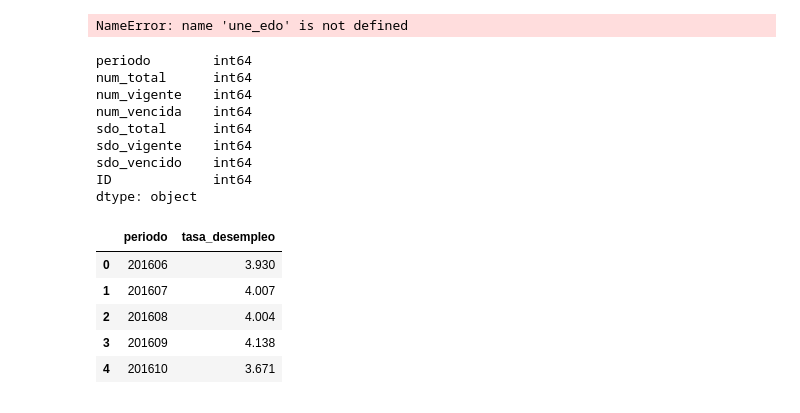
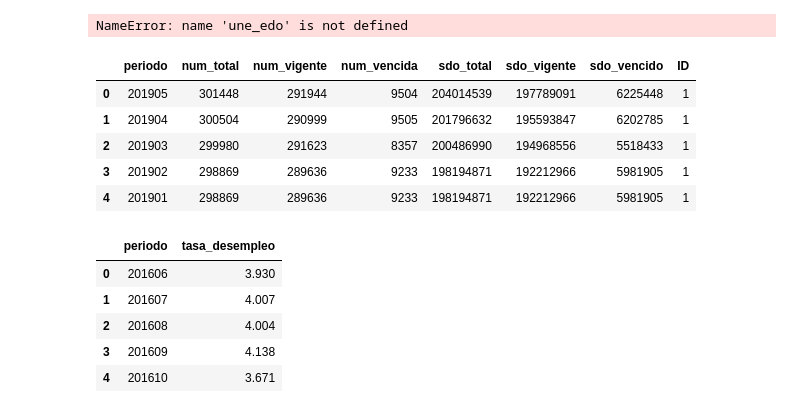
Before and after one commit to mmastermind/Project_1, a Jupyter notebook: Project1-conclusion.ipynb, the cells around one changed output. Cells and saved outputs as stored; diff of their text form; code cells hidden in the pictures.

```diff
--- a/Project1-conclusion.ipynb
+++ b/Project1-conclusion.ipynb
@@ -530,23 +557,20 @@ np.corrcoef(une_edo['IMOR_201901'],une_edo['201901'])
 NameError: name 'une_edo' is not defined
 # %%
 #cargar la CNBV nivel nacional 36 meses
-CV_cnbv=pd.read_csv('cartera_comparaCNBV.csv')
+CV_cnbv=pd.read_csv('cartera_comparaCNBV1.csv')
 CV_cnbv.head()
 del CV_cnbv['institucion'] #ajuste pro problema es csv
 #CV_cnbv['Institucion']=CV_cnbv[str('institucion')]
 CV_cnbv.dtypes
 #CV_cnbv['institucion'].astype(str)
-#CV_cnbv.head()
+CV_cnbv.head()
 # %% [output]
-periodo        int64
-num_total      int64
-num_vigente    int64
-num_vencida    int64
-sdo_total      int64
-sdo_vigente    int64
-sdo_vencido    int64
-ID             int64
-dtype: object
+|  | periodo | num_total | num_vigente | num_vencida | sdo_total | sdo_vigente | sdo_vencido | ID |
+| 0 | 201905 | 301448 | 291944 | 9504 | 204014539 | 197789091 | 6225448 | 1 |
+| 1 | 201904 | 300504 | 290999 | 9505 | 201796632 | 195593847 | 6202785 | 1 |
+| 2 | 201903 | 299980 | 291623 | 8357 | 200486990 | 194968556 | 5518433 | 1 |
+| 3 | 201902 | 298869 | 289636 | 9233 | 198194871 | 192212966 | 5981905 | 1 |
+| 4 | 201901 | 298869 | 289636 | 9233 | 198194871 | 192212966 | 5981905 | 1 |
 # %%
 #cargar base de desempleo
 unemploy_rate=pd.read_csv('rate_nal_desempleo16a19.csv')
```
Also changed, not shown: parts of 8 cells of this notebook.
